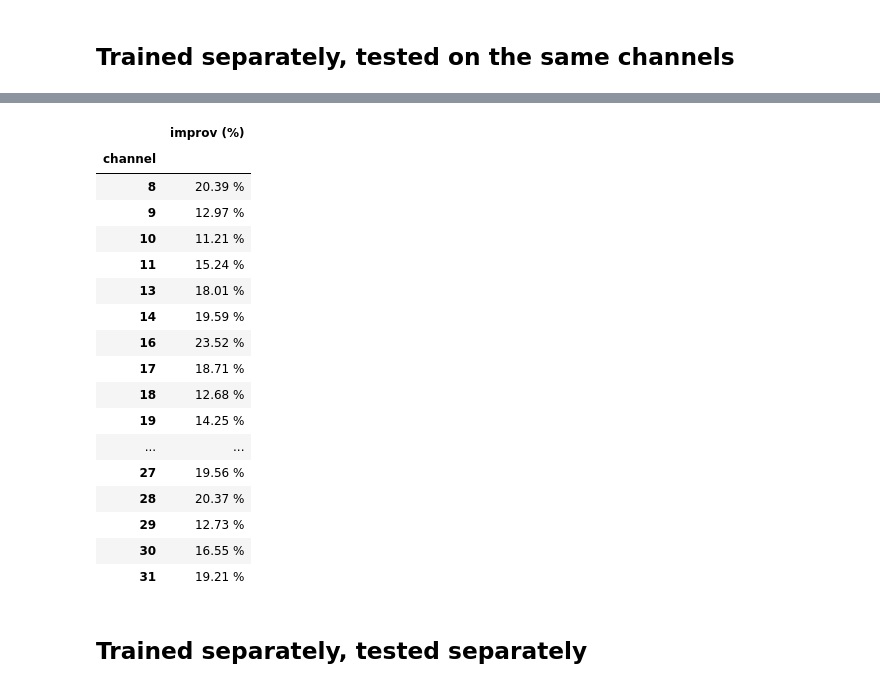
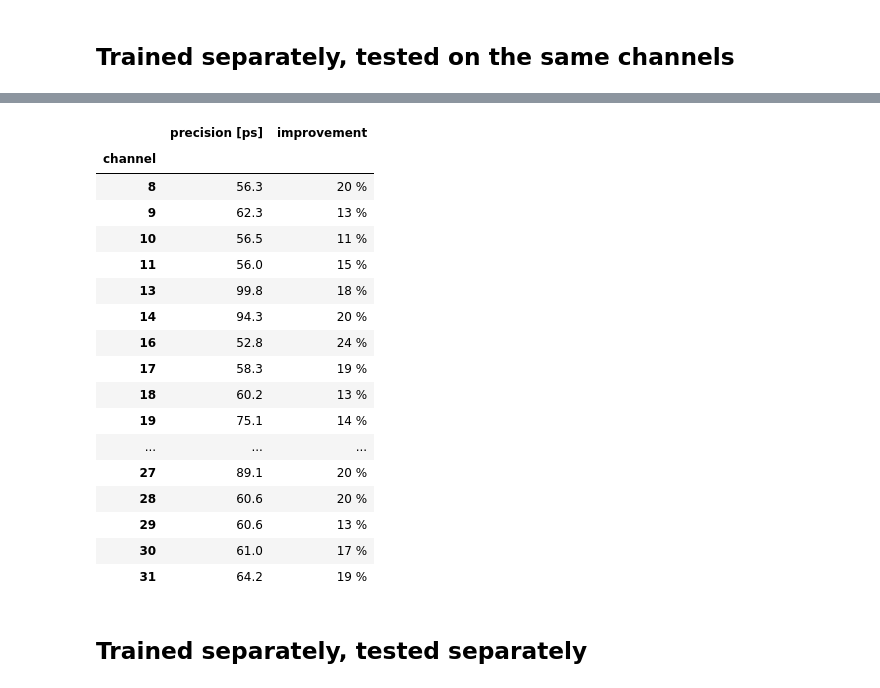
Before and after one commit to MatiXOfficial/pps-diamond-time-measurement, a Jupyter notebook: notebooks/neural_network_tests/nn_channels_experiments.ipynb, the cells around one changed output, grey strips where cells are left out. Saved outputs shown, nothing was run; the diff lists cells and outputs as text; code cells hidden in the pictures.

```diff
--- a/notebooks/neural_network_tests/nn_channels_experiments.ipynb
+++ b/notebooks/neural_network_tests/nn_channels_experiments.ipynb
@@ -145,7 +145,7 @@ def compare_model_with_cfd(model, cfd, X, y_true, channel=None, figsize=(12, 4),
         plt.show()
     else:
         plt.close()
-    return improvement
+    return improvement, std_cfd * TIME_STEP, std_model * TIME_STEP
 
 cfd = CFD(n_baseline=10, fraction=0.25)
 # %%
@@ -215,6 +215,6 @@ for channel, (X, y) in list(all_channels_data.items()):
                           train=False, n_epochs=200, verbose=0, loss_weights=100, lr_patience=20, es_patience=40)
 
     # plot_history(history, f"Channel {channel}, {len(X)} events", ymax=1, figsize=(10, 4))
-    improvement = compare_model_with_cfd(model, cfd, X_test, y_test, channel, show=False)
-    improvements[channel] = improvement
+    improvement, _, std_model = compare_model_with_cfd(model, cfd, X_test, y_test, channel, show=False)
+    improvements[channel] = improvement, std_model
 # %% [output]
@@ -242,30 +242,33 @@ Improvement: 18.01 %
 Channel 14
 ... (33 outputs left out)
 # %%
-improvement_data = {ch: f'{value * 100:0.2f} %' for ch, value in improvements.items()}
+channels = improvements.keys()
+precision_data = [f'{std_model * 1000:0.1f}' for _, std_model in improvements.values()]
+improvement_data = [f'{improv * 100:0.0f} %' for improv, _ in improvements.values()]
 
-df = pd.DataFrame(improvement_data.values(), index=improvement_data.keys(), columns=['improv (%)'])
+df = pd.DataFrame({'precision [ps]': precision_data, 'improvement': improvement_data}, index=channels)
 df.index.name = 'channel'
 df
+# df.to_csv('channel_precision_improvements.csv')
 # %% [output]
-|  | improv (%) |
-| channel |  |
-| 8 | 20.39 % |
-| 9 | 12.97 % |
-| 10 | 11.21 % |
-| 11 | 15.24 % |
-| 13 | 18.01 % |
-| 14 | 19.59 % |
-| 16 | 23.52 % |
-| 17 | 18.71 % |
-| 18 | 12.68 % |
-| 19 | 14.25 % |
-| ... | ... |
-| 27 | 19.56 % |
-| 28 | 20.37 % |
-| 29 | 12.73 % |
-| 30 | 16.55 % |
-| 31 | 19.21 % |
+|  | precision [ps] | improvement |
+| channel |  |  |
+| 8 | 56.3 | 20 % |
+| 9 | 62.3 | 13 % |
+| 10 | 56.5 | 11 % |
+| 11 | 56.0 | 15 % |
+| 13 | 99.8 | 18 % |
+| 14 | 94.3 | 20 % |
+| 16 | 52.8 | 24 % |
+| 17 | 58.3 | 19 % |
+| 18 | 60.2 | 13 % |
+| 19 | 75.1 | 14 % |
+| ... | ... | ... |
+| 27 | 89.1 | 20 % |
+| 28 | 60.6 | 20 % |
+| 29 | 60.6 | 13 % |
+| 30 | 61.0 | 17 % |
+| 31 | 64.2 | 19 % |
 # %% [markdown]
 ## Trained separately, tested separately
 # %%
```
Also changed, not shown: parts of 8 cells of this notebook, 1 other file.
